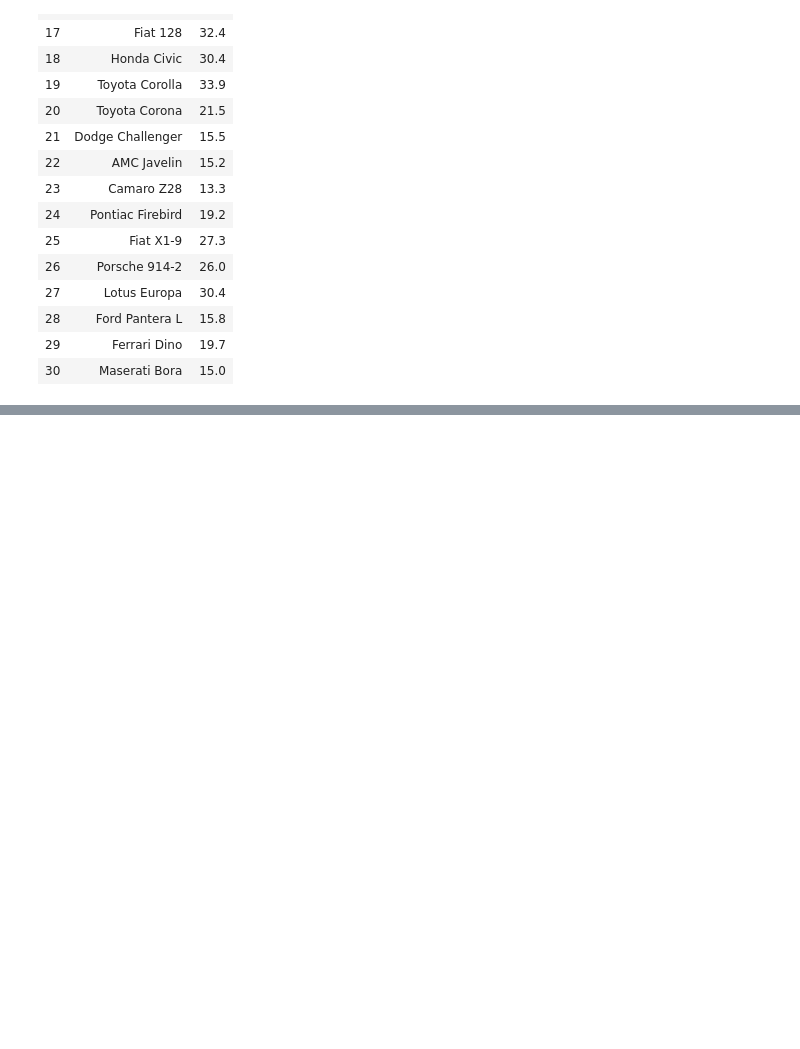
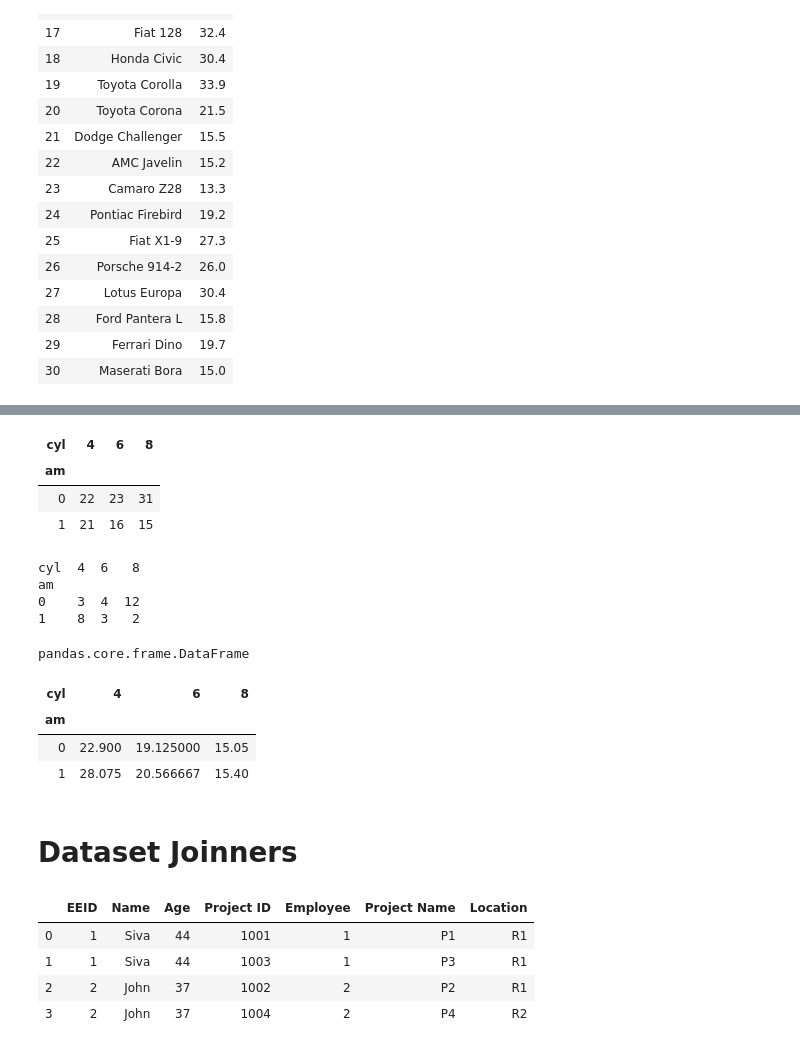
Before and after one commit to Mohanrajkarnan/Machine-Learning-Artifacts, a Jupyter notebook: Data Exploration using pandas.ipynb, the cells around one changed output, grey strips where cells are left out. Saved outputs shown, nothing was run; the diff lists cells and outputs as text; code cells hidden in the pictures; blank space fills up the shorter version.

```diff
--- a/Data Exploration using pandas.ipynb
+++ b/Data Exploration using pandas.ipynb
@@ -97,0 +226,51 @@ infile.loc[infile ['mpg']>20 , :]
+# %%
+tab1.apply(lambda v1:v1+v1.sum(),axis=1) #add
+# %% [output]
+| cyl | 4 | 6 | 8 |
+| am |  |  |  |
+| 0 | 22 | 23 | 31 |
+| 1 | 21 | 16 | 15 |
+# %%
+print(tab1)
+# %% [output]
+cyl  4  6   8
+am
+0    3  4  12
+1    8  3   2
+# %%
+#pivot table
+type(infile)
+# %% [output]
+pandas.core.frame.DataFrame
+# %%
+infile.pivot_table(index=['am'],
+                  columns=['cyl'],
+                  values='mpg',
+                 aggfunc='mean')
+# %% [output]
+| cyl | 4 | 6 | 8 |
+| am |  |  |  |
+| 0 | 22.900 | 19.125000 | 15.05 |
+| 1 | 28.075 | 20.566667 | 15.40 |
+# %% [markdown]
+# Dataset Joinners
+# %%
+#append()= append values one table below
+#merge() = based on key bassed , Which is matched its get merge
+#concat() = Blindly concat both fields from two file
+
+#left  = Return all values from left
+#right = Return all values from right
+#outer = Return everything from left and right
+#inner = It returns only matched values
+
+eefile = pd.read_excel('File1.xlsx' , sheet_name =0)
+projfile = pd.read_excel('File1.xlsx' , sheet_name =1)
+mergefile = eefile.merge(projfile, left_on =['EEID'], right_on=['Employee'],how='inner')
+mergefile.head()
+# %% [output]
+|  | EEID | Name | Age | Project ID | Employee | Project Name | Location |
+| 0 | 1 | Siva | 44 | 1001 | 1 | P1 | R1 |
+| 1 | 1 | Siva | 44 | 1003 | 1 | P3 | R1 |
+| 2 | 2 | John | 37 | 1002 | 2 | P2 | R1 |
+| 3 | 2 | John | 37 | 1004 | 2 | P4 | R2 |
```
Also changed, not shown: parts of 18 cells of this notebook.
